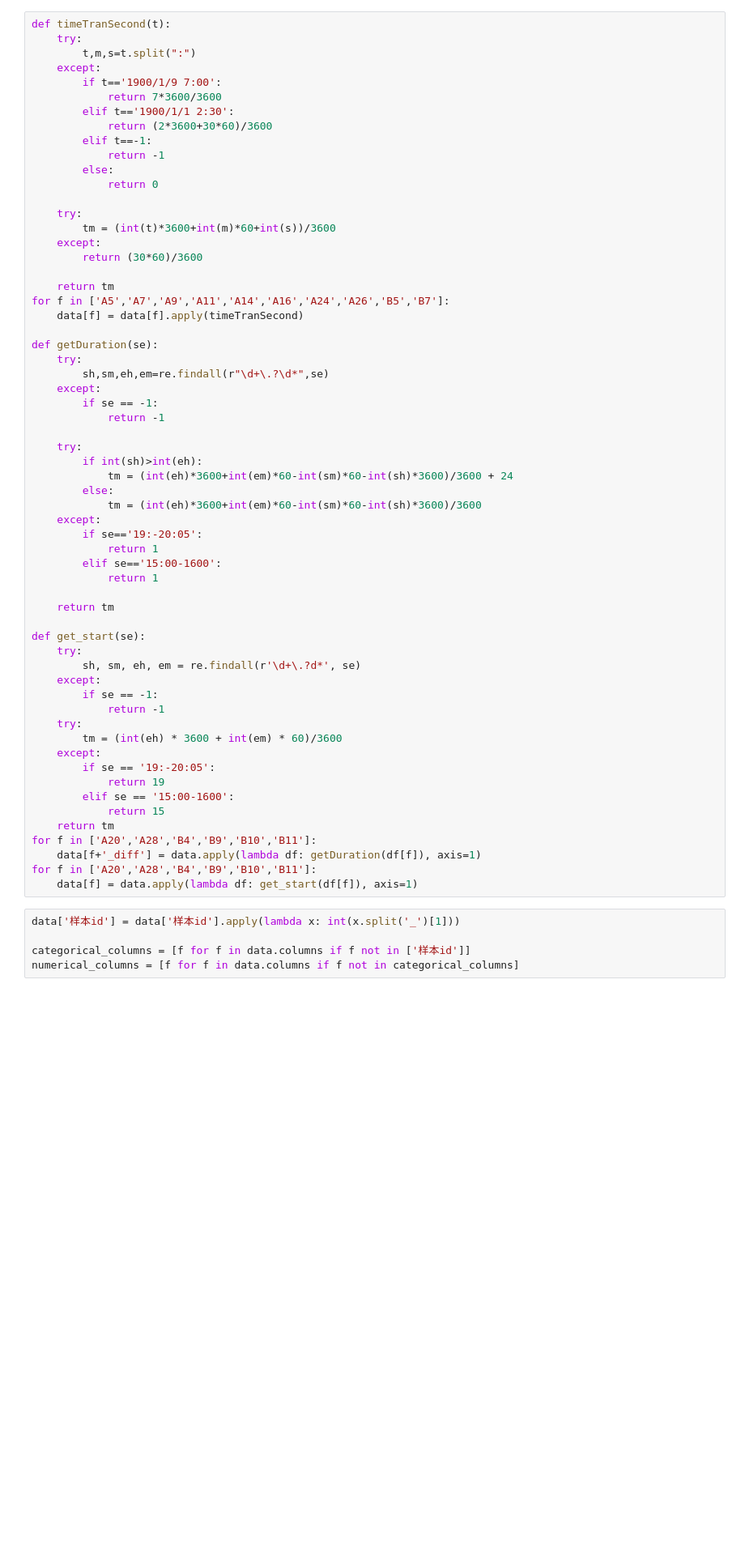
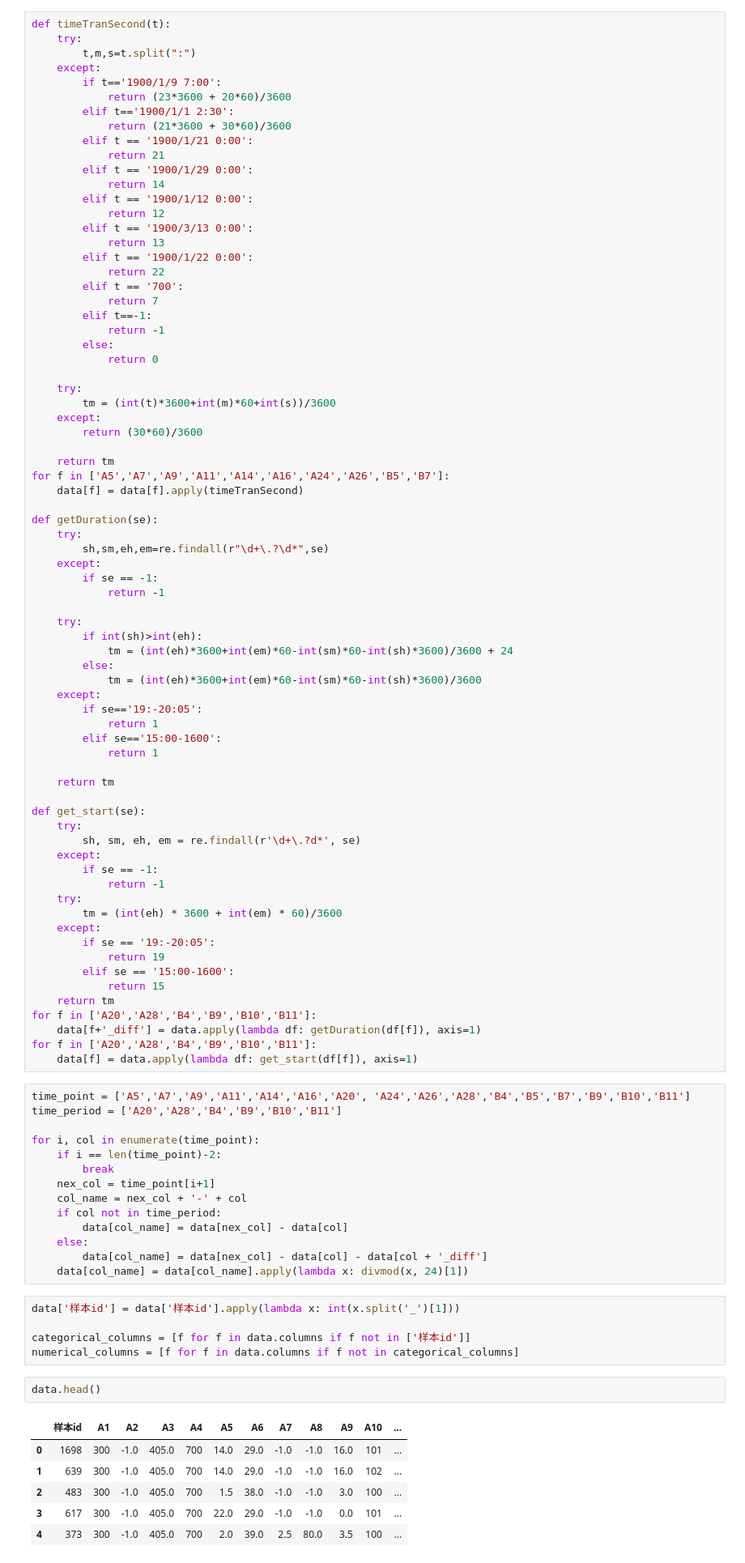
Before and after one commit to wrptc/jinnan_yu, a Jupyter notebook: jinnan_.ipynb, the cells around one changed output. Shown at 81% size. Cells and saved outputs as stored; diff of their text form; blank space fills up the shorter version.

```diff
--- a/jinnan_.ipynb
+++ b/jinnan_.ipynb
@@ -68,9 +68,21 @@ def timeTranSecond(t):
         t,m,s=t.split(":")
     except:
         if t=='1900/1/9 7:00':
-            return 7*3600/3600
+            return (23*3600 + 20*60)/3600
         elif t=='1900/1/1 2:30':
-            return (2*3600+30*60)/3600
+            return (21*3600 + 30*60)/3600
+        elif t == '1900/1/21 0:00':
+            return 21
+        elif t == '1900/1/29 0:00':
+            return 14
+        elif t == '1900/1/12 0:00':
+            return 12
+        elif t == '1900/3/13 0:00':
+            return 13
+        elif t == '1900/1/22 0:00':
+            return 22
+        elif t == '700':
+            return 7
         elif t==-1:
             return -1
         else:
@@ -123,8 +135,31 @@ for f in ['A20','A28','B4','B9','B10','B11']:
     data[f+'_diff'] = data.apply(lambda df: getDuration(df[f]), axis=1)
 for f in ['A20','A28','B4','B9','B10','B11']:
     data[f] = data.apply(lambda df: get_start(df[f]), axis=1)
+# %%
+time_point = ['A5','A7','A9','A11','A14','A16','A20', 'A24','A26','A28','B4','B5','B7','B9','B10','B11']
+time_period = ['A20','A28','B4','B9','B10','B11']
+
+for i, col in enumerate(time_point):
+    if i == len(time_point)-2:
+        break
+    nex_col = time_point[i+1]
+    col_name = nex_col + '-' + col
+    if col not in time_period:
+        data[col_name] = data[nex_col] - data[col]
+    else:
+        data[col_name] = data[nex_col] - data[col] - data[col + '_diff']
+    data[col_name] = data[col_name].apply(lambda x: divmod(x, 24)[1])
 # %%
 data['样本id'] = data['样本id'].apply(lambda x: int(x.split('_')[1]))
 
 categorical_columns = [f for f in data.columns if f not in ['样本id']]
 numerical_columns = [f for f in data.columns if f not in categorical_columns]
+# %%
+data.head()
+# %% [output]
+|  | 样本id | A1 | A2 | A3 | A4 | A5 | A6 | A7 | A8 | A9 | A10 | ... |
+| 0 | 1698 | 300 | -1.0 | 405.0 | 700 | 14.0 | 29.0 | -1.0 | -1.0 | 16.0 | 101 | ... |
+| 1 | 639 | 300 | -1.0 | 405.0 | 700 | 14.0 | 29.0 | -1.0 | -1.0 | 16.0 | 102 | ... |
+| 2 | 483 | 300 | -1.0 | 405.0 | 700 | 1.5 | 38.0 | -1.0 | -1.0 | 3.0 | 100 | ... |
+| 3 | 617 | 300 | -1.0 | 405.0 | 700 | 22.0 | 29.0 | -1.0 | -1.0 | 0.0 | 101 | ... |
+| 4 | 373 | 300 | -1.0 | 405.0 | 700 | 2.0 | 39.0 | 2.5 | 80.0 | 3.5 | 100 | ... |
```
Also changed, not shown: parts of 20 cells of this notebook, 13 other files.
